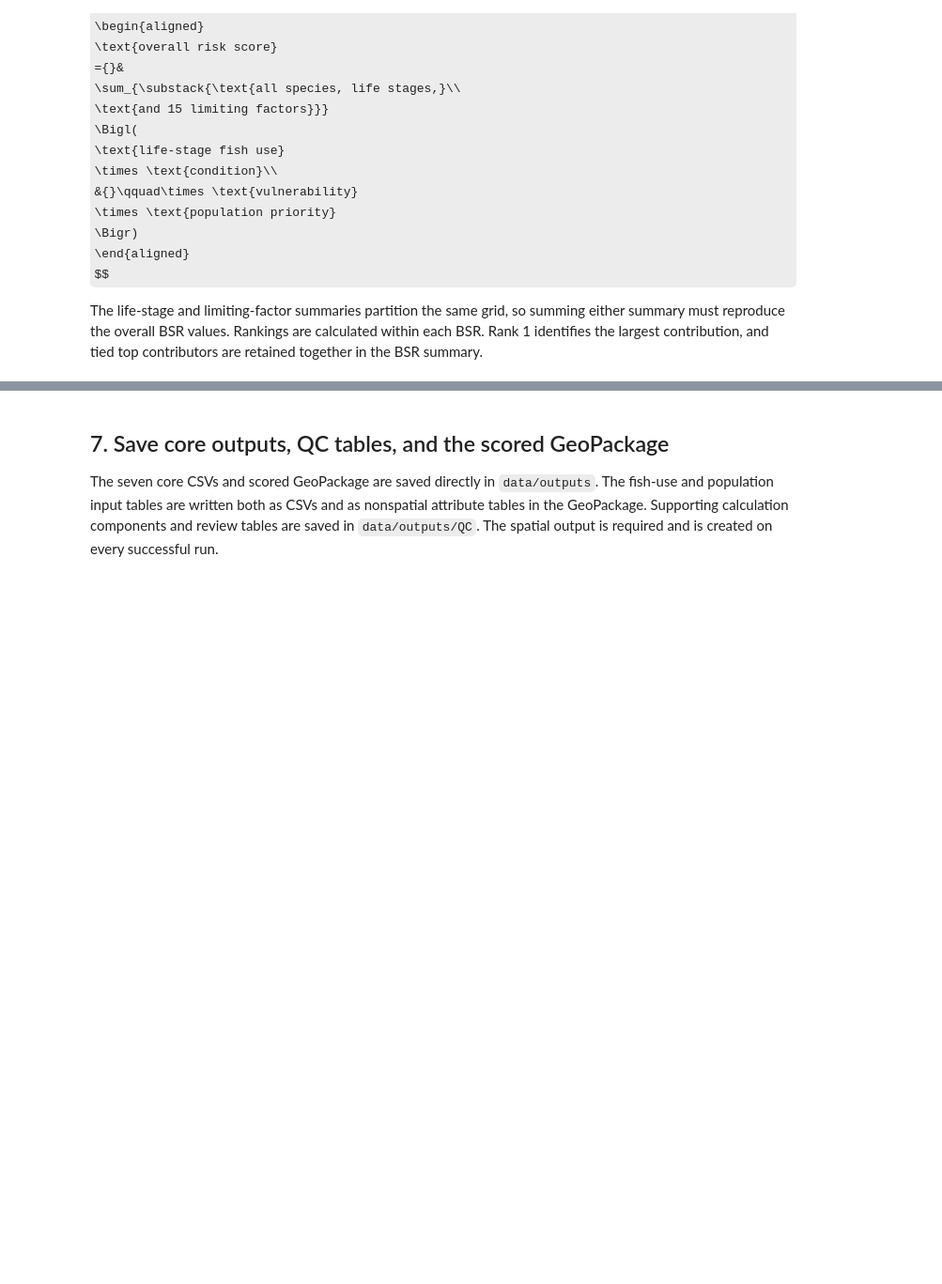
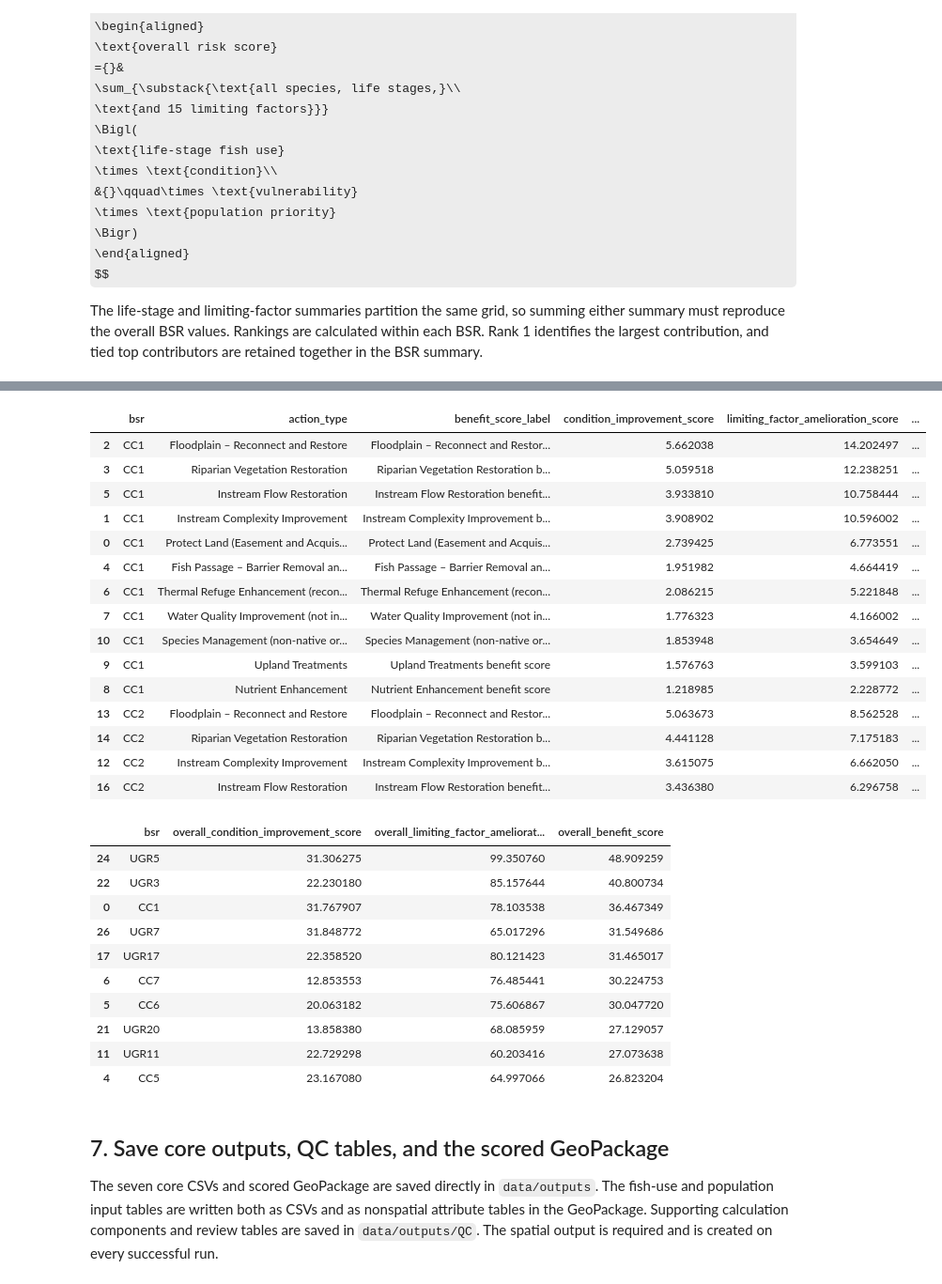
Before and after one commit to atdunwoody/atlas_lvl1-2_scoring_webapp, a Jupyter notebook: archive/atlas_integrated_scoring.ipynb, the cells around one changed output, grey strips where cells are left out. Shown at 94% size. Cells and saved outputs as stored; diff of their text form; code cells hidden in the pictures; some formulas as TeX source; blank space fills up the shorter version.

```diff
--- a/archive/atlas_integrated_scoring.ipynb
+++ b/archive/atlas_integrated_scoring.ipynb
@@ -756,7 +860,7 @@ action_scores = (
         limiting_factor_amelioration_score=(
             "amelioration_component", "sum"
         ),
-        overall_benefit_score=("benefit_component", "sum"),
+        action_benefit_score=("benefit_component", "sum"),
         condition_review_count=(
             "condition_review_flag",
             lambda values: int(
@@ -774,8 +878,15 @@ action_scores = (
         ),
     )
 )
+
+# Use the action type in the display label so the score is identified as,
+# for example, "Floodplain Restoration benefit score".
+action_scores["benefit_score_label"] = (
+    action_scores["action_type"].astype(str) + " benefit score"
+)
+
 action_scores["benefit_rank_within_bsr"] = (
-    action_scores.groupby("bsr")["overall_benefit_score"]
+    action_scores.groupby("bsr")["action_benefit_score"]
     .rank(method="dense", ascending=False)
     .astype(int)
 )
@@ -787,44 +898,89 @@ top_action = (
             table["action_id"].astype(str) + " | " + table["action_type"]
         )
     )
     .groupby("bsr", as_index=False)
     .agg(
         highest_risk_aligned_action_type=(
             "priority_action_label",
             lambda values: "; ".join(sorted(values)),
         ),
         highest_action_benefit_score=(
-            "overall_benefit_score", "first"
+            "action_benefit_score", "first"
         ),
         top_action_benefit_tie_count=(
             "priority_action_label", "size"
         ),
     )
 )
-provisional_action_sum = (
-    action_scores.groupby("bsr", as_index=False)["overall_benefit_score"]
-    .sum()
-    .rename(
-        columns={
-            "overall_benefit_score": "sum_action_benefit_provisional"
-        }
+
+# Overall BSR scores are sums of the corresponding action-specific scores.
+overall_action_scores = (
+    action_scores.groupby("bsr", as_index=False)
+    .agg(
+        overall_condition_improvement_score=(
+            "condition_improvement_score", "sum"
+        ),
+        overall_limiting_factor_amelioration_score=(
+            "limiting_factor_amelioration_score", "sum"
+        ),
+        overall_benefit_score=("action_benefit_score", "sum"),
     )
 )
+
 bsr_scores = (
     bsr_scores
     .merge(top_action, on="bsr", validate="one_to_one")
-    .merge(provisional_action_sum, on="bsr", validate="one_to_one")
+    .merge(overall_action_scores, on="bsr", validate="one_to_one")
 )
 
 display(
     action_scores[
         [
-            "bsr", "action_type", "condition_improvement_score",
-            "limiting_factor_amelioration_score", "overall_benefit_score",
+            "bsr", "action_type", "benefit_score_label",
+            "condition_improvement_score",
+            "limiting_factor_amelioration_score", "action_benefit_score",
             "benefit_rank_within_bsr",
         ]
     ].sort_values(["bsr", "benefit_rank_within_bsr"]).head(15)
 )
+
+display(
+    bsr_scores[
+        [
+            "bsr", "overall_condition_improvement_score",
+            "overall_limiting_factor_amelioration_score",
+            "overall_benefit_score",
+        ]
+    ].sort_values("overall_benefit_score", ascending=False).head(10)
+)
+# %% [output]
+|  | bsr | action_type | benefit_score_label | condition_improvement_score | limiting_factor_amelioration_score | ... |
+| 2 | CC1 | Floodplain – Reconnect and Restore | Floodplain – Reconnect and Restor... | 5.662038 | 14.202497 | ... |
+| 3 | CC1 | Riparian Vegetation Restoration | Riparian Vegetation Restoration b... | 5.059518 | 12.238251 | ... |
+| 5 | CC1 | Instream Flow Restoration | Instream Flow Restoration benefit... | 3.933810 | 10.758444 | ... |
+| 1 | CC1 | Instream Complexity Improvement | Instream Complexity Improvement b... | 3.908902 | 10.596002 | ... |
+| 0 | CC1 | Protect Land (Easement and Acquis... | Protect Land (Easement and Acquis... | 2.739425 | 6.773551 | ... |
+| 4 | CC1 | Fish Passage – Barrier Removal an... | Fish Passage – Barrier Removal an... | 1.951982 | 4.664419 | ... |
+| 6 | CC1 | Thermal Refuge Enhancement (recon... | Thermal Refuge Enhancement (recon... | 2.086215 | 5.221848 | ... |
+| 7 | CC1 | Water Quality Improvement (not in... | Water Quality Improvement (not in... | 1.776323 | 4.166002 | ... |
+| 10 | CC1 | Species Management (non-native or... | Species Management (non-native or... | 1.853948 | 3.654649 | ... |
+| 9 | CC1 | Upland Treatments | Upland Treatments benefit score | 1.576763 | 3.599103 | ... |
+| 8 | CC1 | Nutrient Enhancement | Nutrient Enhancement benefit score | 1.218985 | 2.228772 | ... |
+| 13 | CC2 | Floodplain – Reconnect and Restore | Floodplain – Reconnect and Restor... | 5.063673 | 8.562528 | ... |
+| 14 | CC2 | Riparian Vegetation Restoration | Riparian Vegetation Restoration b... | 4.441128 | 7.175183 | ... |
+| 12 | CC2 | Instream Complexity Improvement | Instream Complexity Improvement b... | 3.615075 | 6.662050 | ... |
+| 16 | CC2 | Instream Flow Restoration | Instream Flow Restoration benefit... | 3.436380 | 6.296758 | ... |
+|  | bsr | overall_condition_improvement_score | overall_limiting_factor_ameliorat... | overall_benefit_score |
+| 24 | UGR5 | 31.306275 | 99.350760 | 48.909259 |
+| 22 | UGR3 | 22.230180 | 85.157644 | 40.800734 |
+| 0 | CC1 | 31.767907 | 78.103538 | 36.467349 |
+| 26 | UGR7 | 31.848772 | 65.017296 | 31.549686 |
+| 17 | UGR17 | 22.358520 | 80.121423 | 31.465017 |
+| 6 | CC7 | 12.853553 | 76.485441 | 30.224753 |
+| 5 | CC6 | 20.063182 | 75.606867 | 30.047720 |
+| 21 | UGR20 | 13.858380 | 68.085959 | 27.129057 |
+| 11 | UGR11 | 22.729298 | 60.203416 | 27.073638 |
+| 4 | CC5 | 23.167080 | 64.997066 | 26.823204 |
 # %% [markdown]
 ## 7. Save core outputs, QC tables, and the scored GeoPackage
 
```
Also changed, not shown: parts of 11 cells of this notebook, 14 other files.
